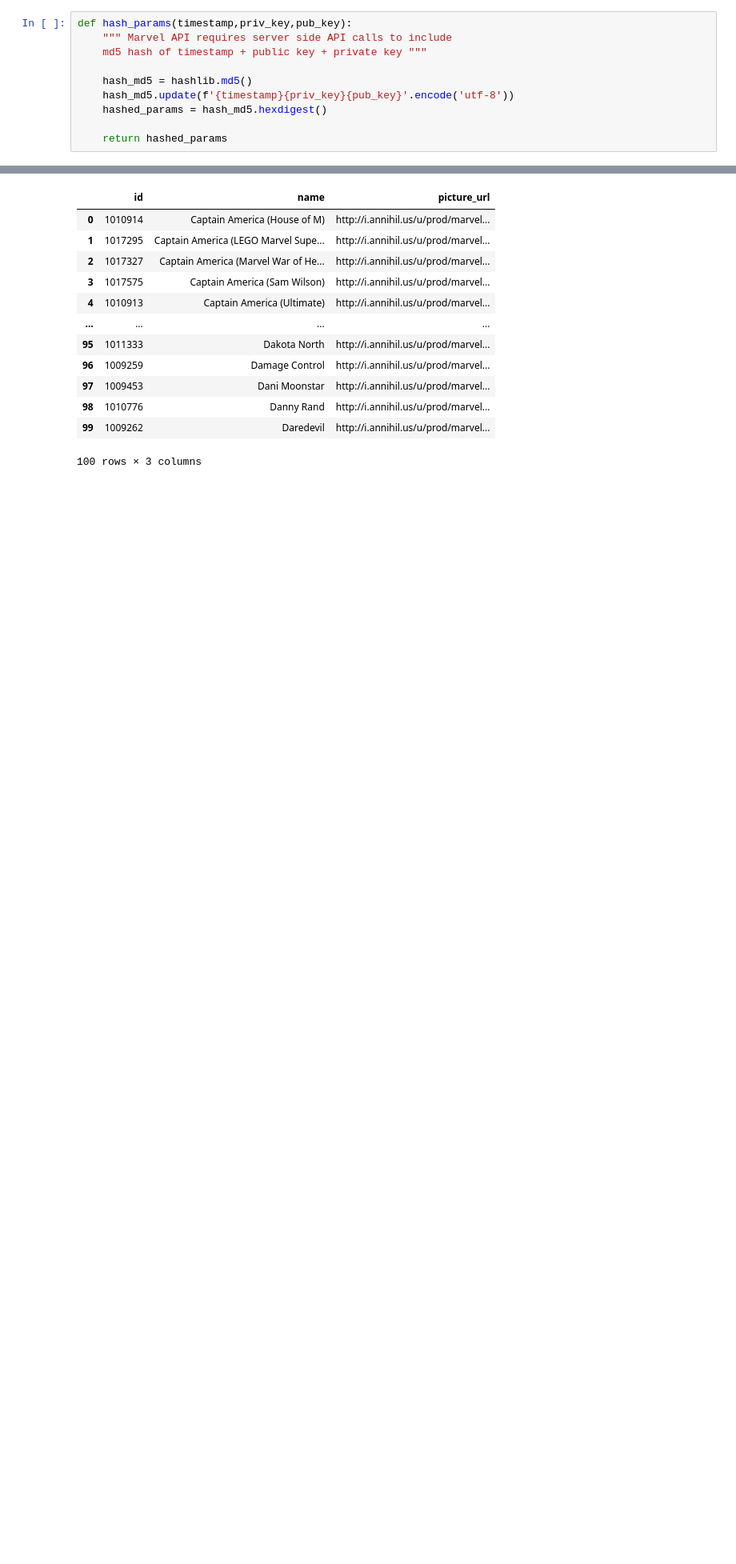
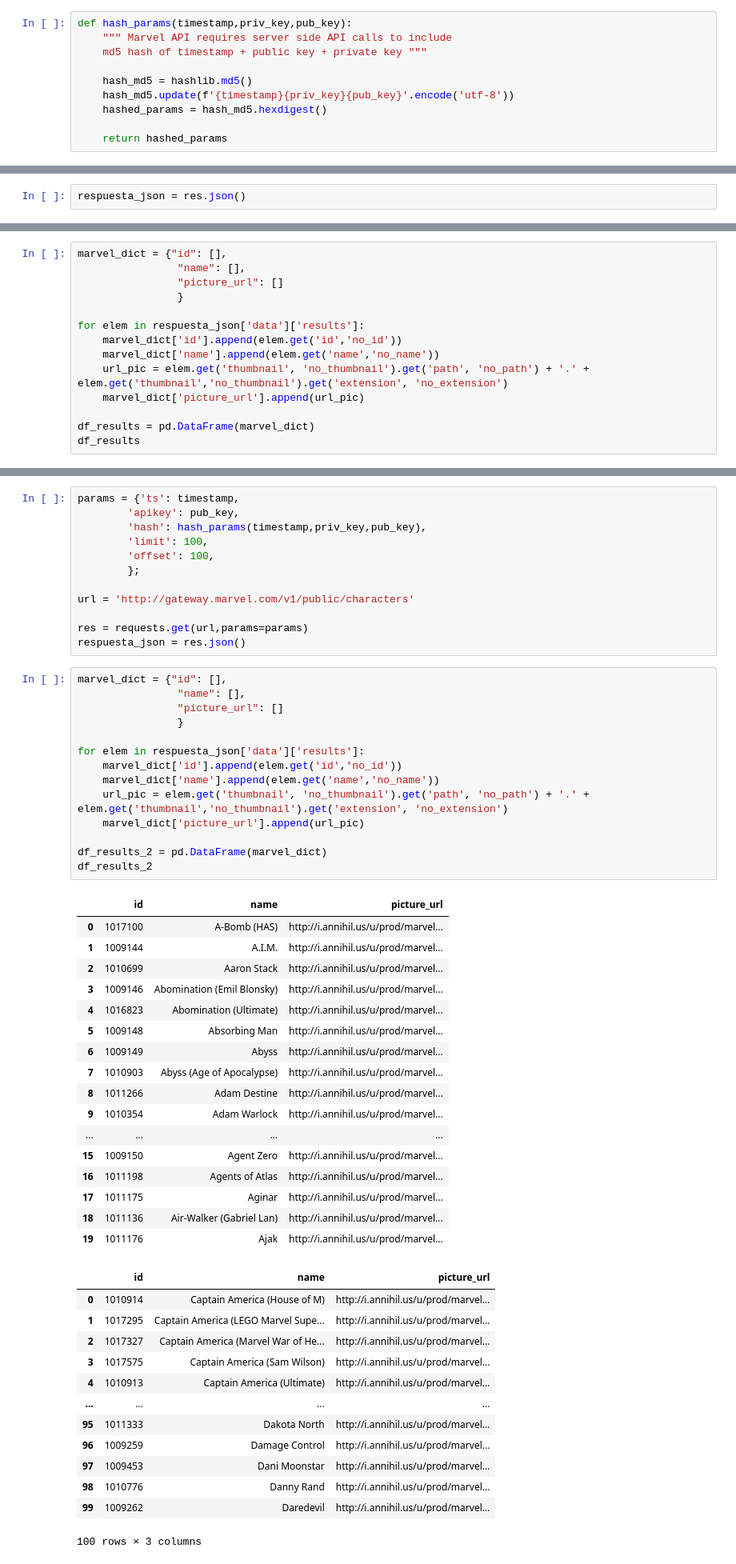
Before and after one commit to desardi131/thebridge_ft_sep22, a Jupyter notebook: 2-Data Analysis/5-APIs/Práctica/marvel_characters.ipynb, the cells around one changed output, grey strips where cells are left out. Shown: that part at 80% size. Cells and saved outputs as stored; diff of their text form; blank space fills up the shorter version.

```diff
--- a/2-Data Analysis/5-APIs/Práctica/marvel_characters.ipynb
+++ b/2-Data Analysis/5-APIs/Práctica/marvel_characters.ipynb
@@ -106,0 +45,2 @@ res = requests.get(url,params=params)
+# %%
+respuesta_json = res.json()
@@ -106,0 +68,14 @@ res = requests.get(url,params=params)
+# %%
+marvel_dict = {"id": [],
+                "name": [],
+                "picture_url": []
+                }
+
+for elem in respuesta_json['data']['results']:
+    marvel_dict['id'].append(elem.get('id','no_id'))
+    marvel_dict['name'].append(elem.get('name','no_name'))
+    url_pic = elem.get('thumbnail', 'no_thumbnail').get('path', 'no_path') + '.' + elem.get('thumbnail','no_thumbnail').get('extension', 'no_extension')
+    marvel_dict['picture_url'].append(url_pic)
+
+df_results = pd.DataFrame(marvel_dict)
+df_results
@@ -107,3 +96,47 @@ res = requests.get(url,params=params)
+# %%
+params = {'ts': timestamp,
+        'apikey': pub_key,
+        'hash': hash_params(timestamp,priv_key,pub_key),
+        'limit': 100,
+        'offset': 100,
+        };
+
+url = 'http://gateway.marvel.com/v1/public/characters'
+
+res = requests.get(url,params=params)
+respuesta_json = res.json()
+# %%
+marvel_dict = {"id": [],
+                "name": [],
+                "picture_url": []
+                }
+
+for elem in respuesta_json['data']['results']:
+    marvel_dict['id'].append(elem.get('id','no_id'))
+    marvel_dict['name'].append(elem.get('name','no_name'))
+    url_pic = elem.get('thumbnail', 'no_thumbnail').get('path', 'no_path') + '.' + elem.get('thumbnail','no_thumbnail').get('extension', 'no_extension')
+    marvel_dict['picture_url'].append(url_pic)
+
+df_results_2 = pd.DataFrame(marvel_dict)
+df_results_2
+# %% [output]
+|  | id | name | picture_url |
+| 0 | 1017100 | A-Bomb (HAS) | http://i.annihil.us/u/prod/marvel... |
+| 1 | 1009144 | A.I.M. | http://i.annihil.us/u/prod/marvel... |
+| 2 | 1010699 | Aaron Stack | http://i.annihil.us/u/prod/marvel... |
+| 3 | 1009146 | Abomination (Emil Blonsky) | http://i.annihil.us/u/prod/marvel... |
+| 4 | 1016823 | Abomination (Ultimate) | http://i.annihil.us/u/prod/marvel... |
+| 5 | 1009148 | Absorbing Man | http://i.annihil.us/u/prod/marvel... |
+| 6 | 1009149 | Abyss | http://i.annihil.us/u/prod/marvel... |
+| 7 | 1010903 | Abyss (Age of Apocalypse) | http://i.annihil.us/u/prod/marvel... |
+| 8 | 1011266 | Adam Destine | http://i.annihil.us/u/prod/marvel... |
+| 9 | 1010354 | Adam Warlock | http://i.annihil.us/u/prod/marvel... |
+| ... | ... | ... | ... |
+| 15 | 1009150 | Agent Zero | http://i.annihil.us/u/prod/marvel... |
+| 16 | 1011198 | Agents of Atlas | http://i.annihil.us/u/prod/marvel... |
+| 17 | 1011175 | Aginar | http://i.annihil.us/u/prod/marvel... |
+| 18 | 1011136 | Air-Walker (Gabriel Lan) | http://i.annihil.us/u/prod/marvel... |
+| 19 | 1011176 | Ajak | http://i.annihil.us/u/prod/marvel... |
 # %%
 # %% [output]
 |  | id | name | picture_url |
```
Also changed, not shown: parts of 14 cells of this notebook.
